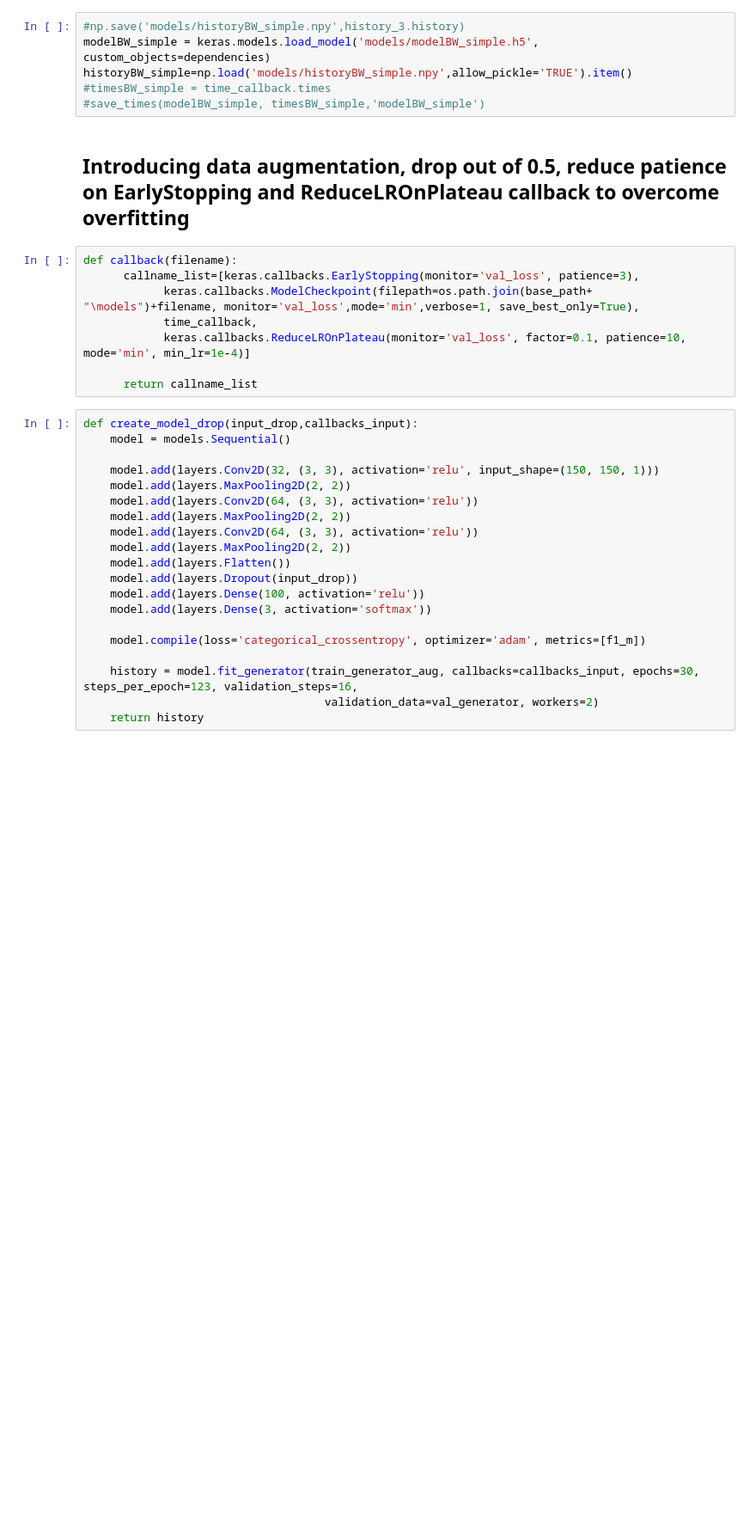
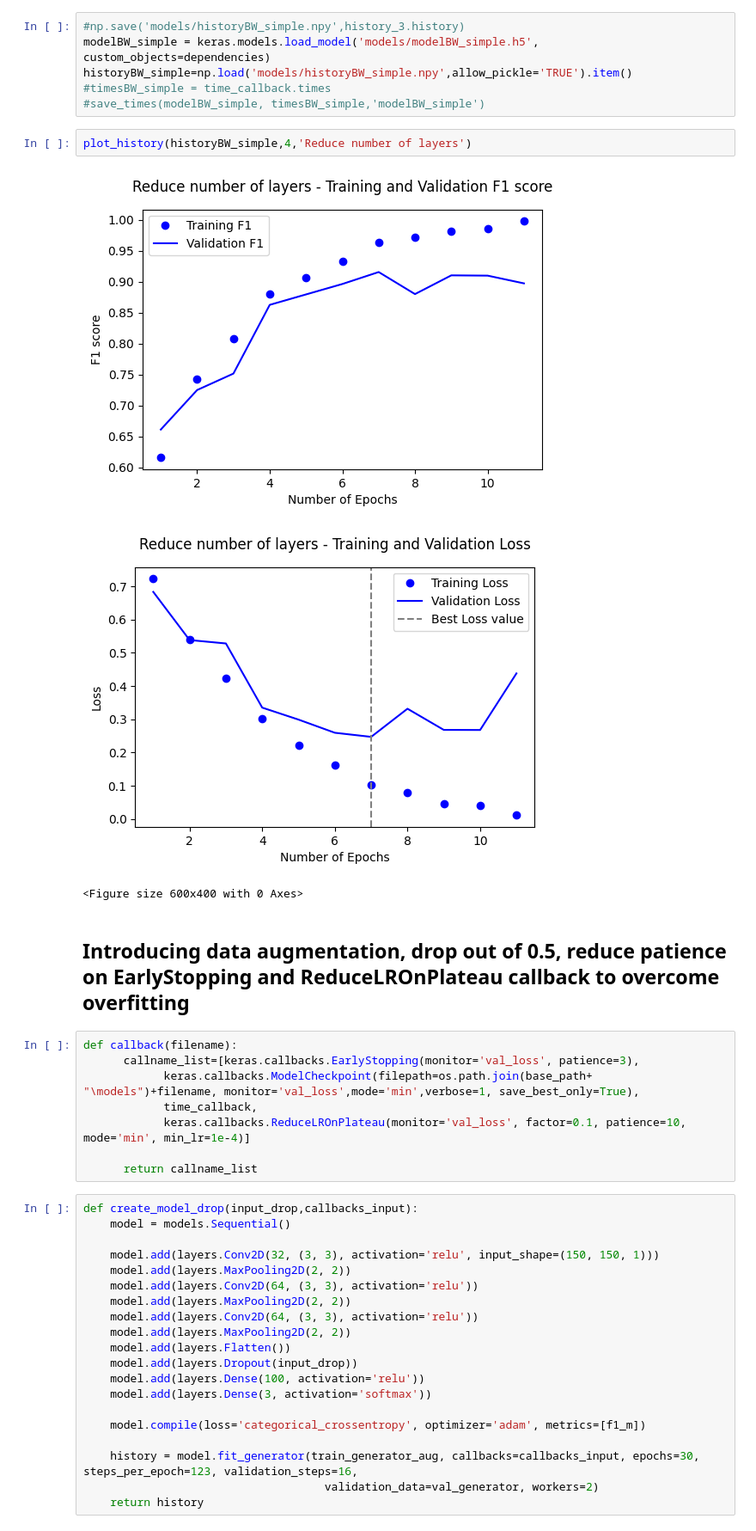
Before and after one commit to filipacarreira/DeepLearning_Project, a Jupyter notebook: DL_notebook.ipynb, the cells around one changed output. Shown at 86% size. Saved outputs shown, nothing was run; the diff lists cells and outputs as text; blank space fills up the shorter version.

```diff
--- a/DL_notebook.ipynb
+++ b/DL_notebook.ipynb
@@ -593,6 +541,12 @@ modelBW_simple = keras.models.load_model('models/modelBW_simple.h5', custom_obje
 historyBW_simple=np.load('models/historyBW_simple.npy',allow_pickle='TRUE').item()
 #timesBW_simple = time_callback.times
 #save_times(modelBW_simple, timesBW_simple,'modelBW_simple')
+# %%
+plot_history(historyBW_simple,4,'Reduce number of layers')
+# %% [output]
+[figure, added]
+[figure, added]
+<Figure size 600x400 with 0 Axes>
 # %% [markdown]
 ## Introducing data augmentation, drop out of 0.5, reduce patience on EarlyStopping and ReduceLROnPlateau callback to overcome overfitting
 # %%
```
Also changed, not shown: parts of 26 cells of this notebook.
